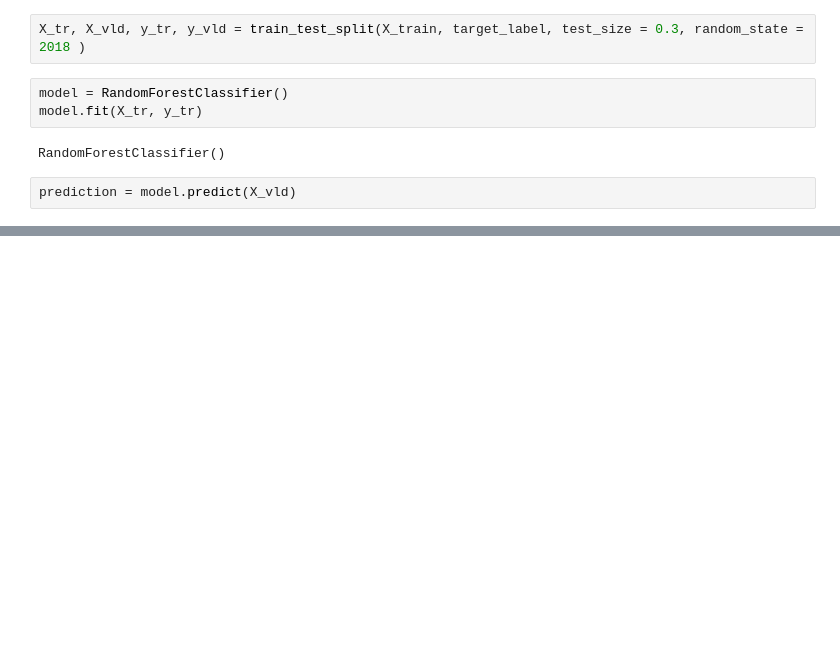
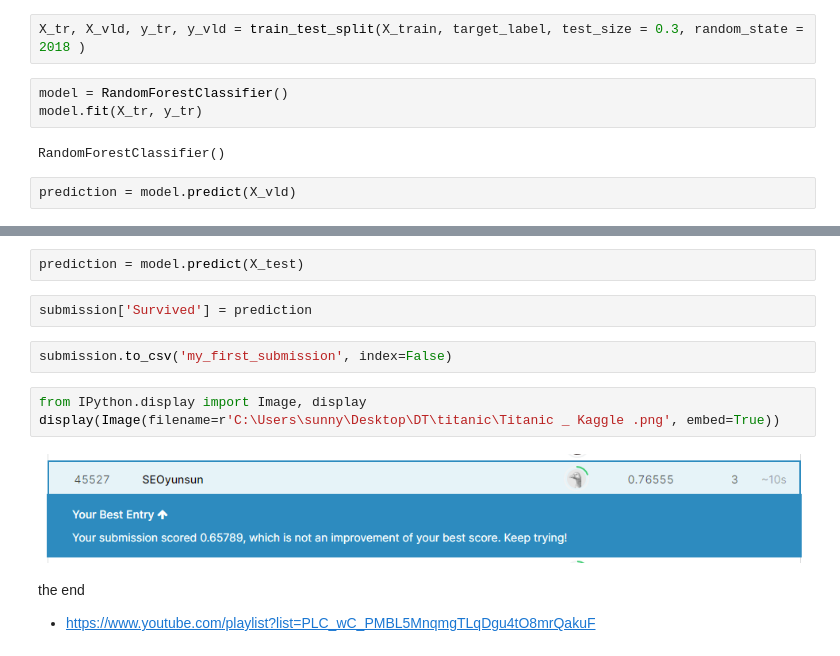
Before and after one commit to sunny191019/be_ginning, a Jupyter notebook: 데이터EDA_study/My_first_EDA_for_Taitanic.ipynb, the cells around one changed output, grey strips where cells are left out. Cells and saved outputs as stored; diff of their text form; blank space fills up the shorter version.

```diff
--- a/데이터EDA_study/My_first_EDA_for_Taitanic.ipynb
+++ b/데이터EDA_study/My_first_EDA_for_Taitanic.ipynb
@@ -951,0 +1057,14 @@ Series_feat_imp.sort_values()
+# %%
+prediction = model.predict(X_test)
+# %%
+submission['Survived'] = prediction
+# %%
+submission.to_csv('my_first_submission', index=False)
+# %%
+from IPython.display import Image, display
+display(Image(filename=r'C:\Users\sunny\Desktop\DT\titanic\Titanic _ Kaggle .png', embed=True))
+# %% [output]
+[figure, added]
+# %% [markdown]
+the end
+* https://www.youtube.com/playlist?list=PLC_wC_PMBL5MnqmgTLqDgu4tO8mrQakuF
```
Also changed, not shown: parts of 23 cells of this notebook, 2 other files.
